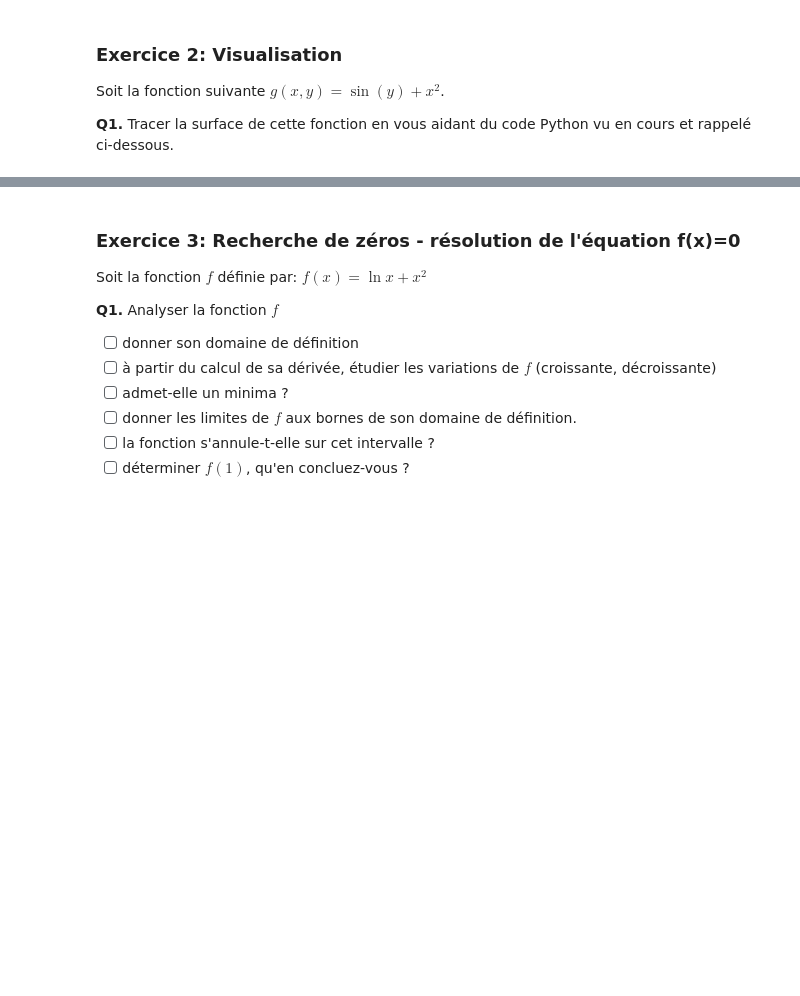
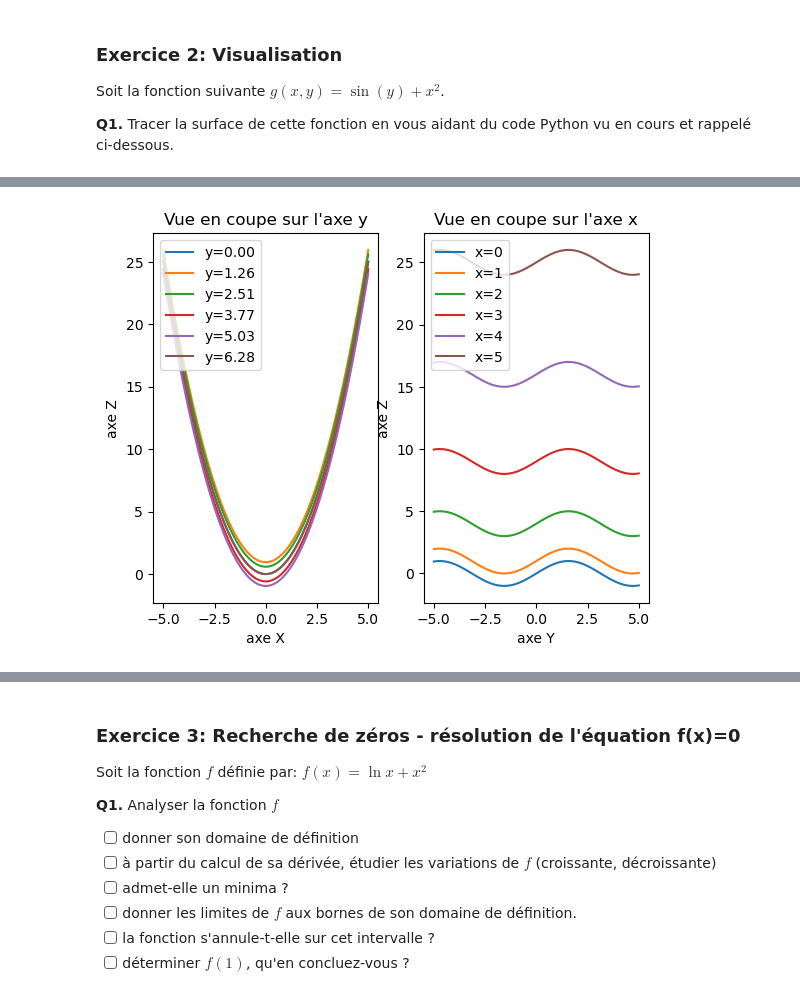
Before and after one commit to kerryghan-relot/LMU_TP-Fonctions-multi-dimensionnelles-optimisation, a Jupyter notebook: TP3 - Fonctions multi-dimensionnelles, optimisation.ipynb, the cells around one changed output, grey strips where cells are left out. Saved outputs shown, nothing was run; the diff lists cells and outputs as text; code cells hidden in the pictures; blank space fills up the shorter version.

```diff
--- a/TP3 - Fonctions multi-dimensionnelles, optimisation.ipynb
+++ b/TP3 - Fonctions multi-dimensionnelles, optimisation.ipynb
@@ -98,0 +106,23 @@ Confirmer les valeurs des optima obtenues précédemment en les visualisant sur
+# %%
+fig, (ax0, ax1) = plt.subplots(1, 2)
+
+
+x = np.linspace(debut, fin, N)
+for y in np.linspace(0, 2*np.pi, 6):
+    ax0.plot(x, f(x, y), label=f"{y=:.2f}")
+ax0.set_title("Vue en coupe sur l'axe y")
+ax0.set_xlabel('axe X')
+ax0.set_ylabel('axe Z')
+ax0.legend(loc="upper left")
+
+
+y = np.linspace(debut, fin, N)
+for x in range(6):
+    ax1.plot(y, f(x, y), label=f"{x=}")
+ax1.set_title("Vue en coupe sur l'axe x")
+ax1.set_xlabel('axe Y')
+ax1.set_ylabel('axe Z')
+ax1.legend(loc="upper left")
+plt.show()
+# %% [output]
+[figure, added]
```
Also changed, not shown: parts of 13 cells of this notebook.
